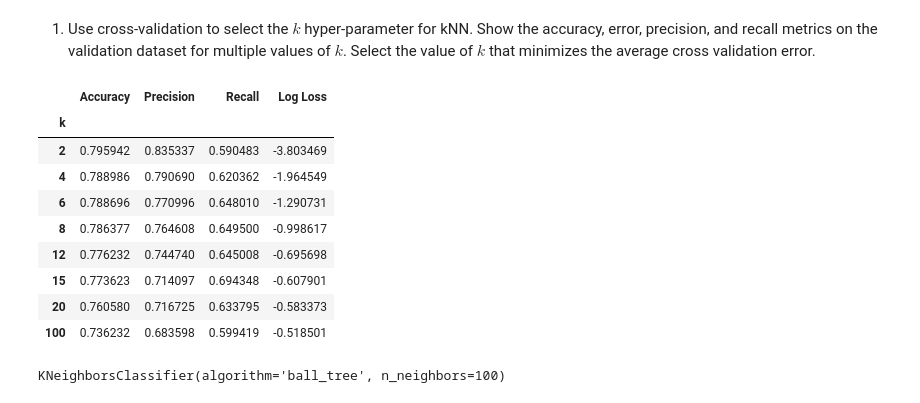
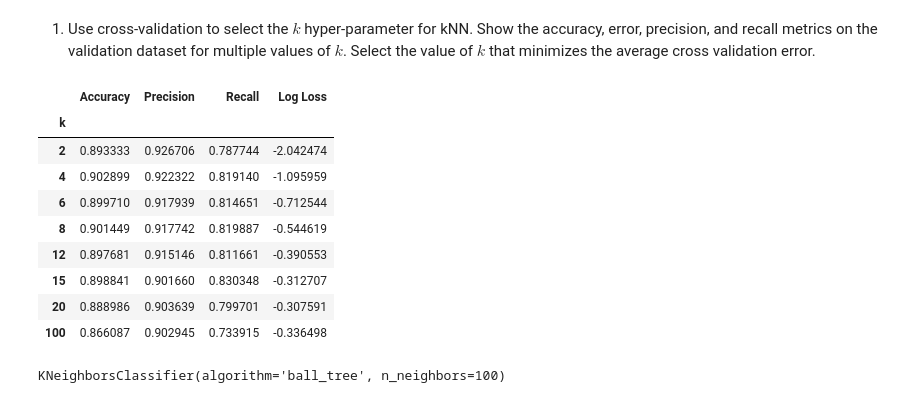
Before and after one commit to pponn/DS4400, a Jupyter notebook: HW3/problem3.ipynb, the cells around one changed output. Drawn from its saved outputs; the diff is of its cells as text; code cells hidden in the pictures.

```diff
--- a/HW3/problem3.ipynb
+++ b/HW3/problem3.ipynb
@@ -34,6 +35,12 @@ y = spambase.data.targets
 # %%
 # split data into training and test sets:
 X_train, X_test, y_train, y_test = train_test_split(X, y, test_size=0.25, random_state=42, shuffle=True)
+
+# scale the data:
+
+scaler = StandardScaler()
+X_train_scaled = scaler.fit_transform(X_train)
+X_test_scaled  = scaler.transform(X_test)
 # %%
 # train logistic regression model:
 lg = LogisticRegression()
@@ -65,40 +72,40 @@ y_pred_knn = knn.predict(X_test)
 # %%
 k_values = [2, 4, 6, 8, 12, 15, 20, 100]
 
 cross_validation = StratifiedKFold()
 
 rows = []
 
 for k in k_values:
     knn = KNeighborsClassifier(n_neighbors=k, algorithm='ball_tree')
-    results = cross_validate(knn, X_train, y_train, cv=cross_validation, scoring={
+    results = cross_validate(knn, X_train_scaled, y_train, cv=cross_validation, scoring={
             'accuracy': 'accuracy',
             'precision': 'precision',
             'recall': 'recall',
             'error':'neg_log_loss',
         })
 
     rows.append({
         "k": k,
         "Accuracy": results['test_accuracy'].mean(),
         "Precision": results['test_precision'].mean(),
         "Recall": results['test_recall'].mean(),
         "Log Loss": results['test_error'].mean()
     })
 
 metrics = pd.DataFrame(rows).set_index("k")
 display(metrics)
 # %% [output]
 |  | Accuracy | Precision | Recall | Log Loss |
 | k |  |  |  |  |
-| 2 | 0.795942 | 0.835337 | 0.590483 | -3.803469 |
-| 4 | 0.788986 | 0.790690 | 0.620362 | -1.964549 |
-| 6 | 0.788696 | 0.770996 | 0.648010 | -1.290731 |
-| 8 | 0.786377 | 0.764608 | 0.649500 | -0.998617 |
-| 12 | 0.776232 | 0.744740 | 0.645008 | -0.695698 |
-| 15 | 0.773623 | 0.714097 | 0.694348 | -0.607901 |
-| 20 | 0.760580 | 0.716725 | 0.633795 | -0.583373 |
-| 100 | 0.736232 | 0.683598 | 0.599419 | -0.518501 |
+| 2 | 0.893333 | 0.926706 | 0.787744 | -2.042474 |
+| 4 | 0.902899 | 0.922322 | 0.819140 | -1.095959 |
+| 6 | 0.899710 | 0.917939 | 0.814651 | -0.712544 |
+| 8 | 0.901449 | 0.917742 | 0.819887 | -0.544619 |
+| 12 | 0.897681 | 0.915146 | 0.811661 | -0.390553 |
+| 15 | 0.898841 | 0.901660 | 0.830348 | -0.312707 |
+| 20 | 0.888986 | 0.903639 | 0.799701 | -0.307591 |
+| 100 | 0.866087 | 0.902945 | 0.733915 | -0.336498 |
 # %%
 # select value of k that minimizes the cross-validation error:
 # according to my table above, the value is k=100
```
Also changed, not shown: parts of 2 cells of this notebook.
